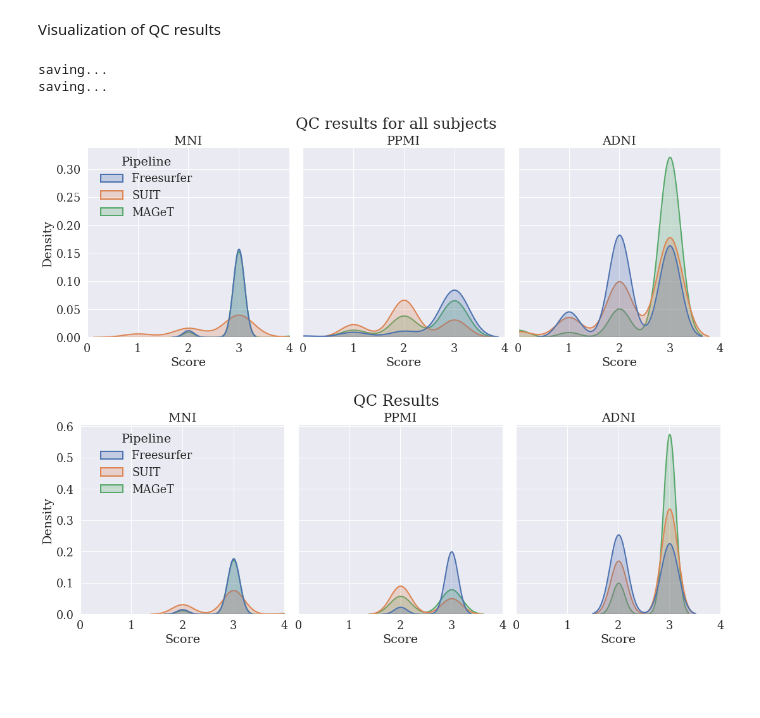
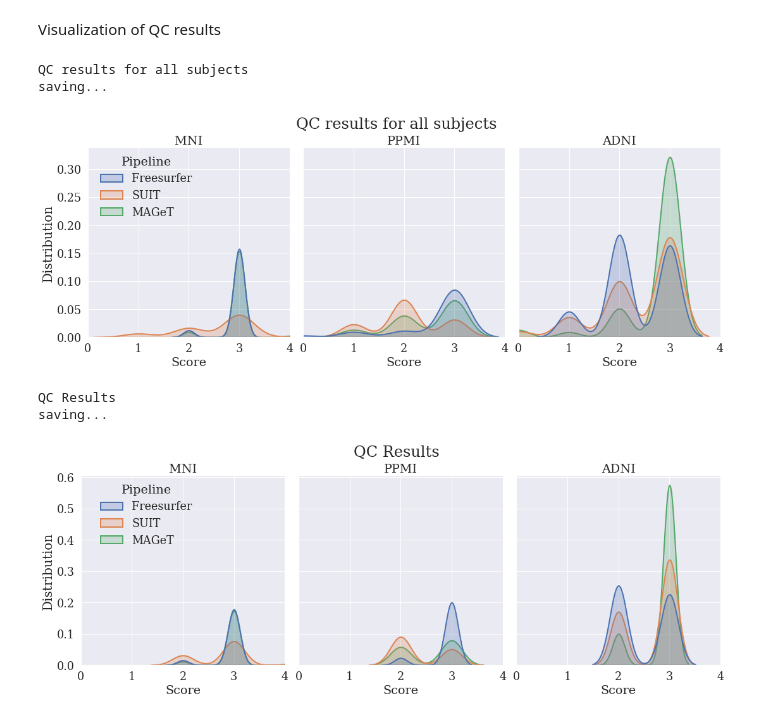
Before and after one commit to neurodatascience/ET_biomarker, a Jupyter notebook: preproc/preproc2_QC.ipynb, the cells around one changed output. Drawn from its saved outputs; the diff is of its cells as text; code cells hidden in the pictures; blank space fills up the shorter version.

Commit message:
Update density->distribution.

```diff
--- a/preproc/preproc2_QC.ipynb
+++ b/preproc/preproc2_QC.ipynb
@@ -156,58 +156,64 @@ codes_dir =  Path("/codes")
 fig_dir  = codes_dir / "stats" / "figs"
 
 # basic vis setting
 figure_size=(18, 6);
 legend_text_pos1=[-0.28, -0.125];
 legend_text_pos2=[0.5, -0.125];
-save_fig=0
+save_fig=1
 
 
 legend_font_size='medium'
 #C_MAP='coolwarm'; VMIN=-2; VMAX=2; alpha_=0.05
 sns.set(font_scale=1.6)
 sns.set_style({'font.family':'serif', 'font.serif':'Times New Roman'})
 
 # viz
-titile_str = 'QC results for all subjects'
+titile_str_all = 'QC results for all subjects'
+print(titile_str_all)
 g1=sns.displot(vis_all_df, x='Score', col='cohort', hue="Pipeline",
                col_order=['MNI', 'PPMI', 'ADNI'], kind="kde",
                linewidth=2, fill=True)
 # twick
 g1.set(xlim=(0, 4))
-g1.fig.suptitle(titile_str, x=0.45, y=1, fontsize=24)
+g1.fig.suptitle(titile_str_all, x=0.45, y=1, fontsize=24)
 g1.fig.set_figwidth(figure_size[0])
 g1.fig.set_figheight(figure_size[1])
 g1.legend.set(bbox_to_anchor=(0.2, 0.68))
 g1.set_titles("{col_name}")
+g1.axes[0,0].set_ylabel("Distribution", fontsize=20)
 # Tweak the figure
-#g1.set_xlabels(titile_str)
 if save_fig:
     print('saving...');
-    g1.savefig((fig_dir/("SI1_"+titile_str+".jpg")), dpi=300, bbox_inches='tight', pad_inches=0.1)
+    g1.savefig((fig_dir/("SI1_"+titile_str_all+".jpg")), dpi=300, bbox_inches='tight', pad_inches=0.1)
 else:
     print('figure not saved...')
-
-# viz
-titile_str = 'QC Results'
-g1=sns.displot(vis_qc_df, x='Score', col='cohort', hue="Pipeline",
-               col_order=['MNI', 'PPMI', 'ADNI'], kind="kde",
-               linewidth=2, fill=True)
-# twick
-g1.set(xlim=(0, 4))
-g1.fig.suptitle(titile_str, x=0.45, y=1, fontsize=24)
-g1.fig.set_figwidth(figure_size[0])
-g1.fig.set_figheight(figure_size[1])
-g1.legend.set(bbox_to_anchor=(0.2, 0.68))
-g1.set_titles("{col_name}")
-# Tweak the figure
-#g1.set_xlabels(titile_str)
-if save_fig:
-    print('saving...');
-    g1.savefig((fig_dir/("SI1_"+titile_str+".jpg")), dpi=300, bbox_inches='tight', pad_inches=0.1)
-else:
-    print('figure not saved...')
 # %% [output]
+QC results for all subjects
 saving...
-saving...
-[figure, old version]
+[figure, new version]
-[figure, removed]
+# %%
+# viz
+titile_str = 'QC Results'
+print(titile_str)
+g2=sns.displot(vis_qc_df, x='Score', col='cohort', hue="Pipeline",
+               col_order=['MNI', 'PPMI', 'ADNI'], kind="kde",
+               linewidth=2, fill=True)
+# twick
+g2.set(xlim=(0, 4))
+g2.fig.suptitle(titile_str, x=0.45, y=1, fontsize=24)
+g2.fig.set_figwidth(figure_size[0])
+g2.fig.set_figheight(figure_size[1])
+g2.legend.set(bbox_to_anchor=(0.2, 0.68))
+g2.set_titles("{col_name}")
+g2.axes[0,0].set_ylabel("Distribution", fontsize=20)
+# Tweak the figure
+#g1.set_xlabels(titile_str)
+if save_fig:
+    print('saving...');
+    g2.savefig((fig_dir/("SI1_"+titile_str+".jpg")), dpi=300, bbox_inches='tight', pad_inches=0.1)
+else:
+    print('figure not saved...')
+# %% [output]
+QC Results
+saving...
+[figure, added]
```
Also changed, not shown: 3 other files.
